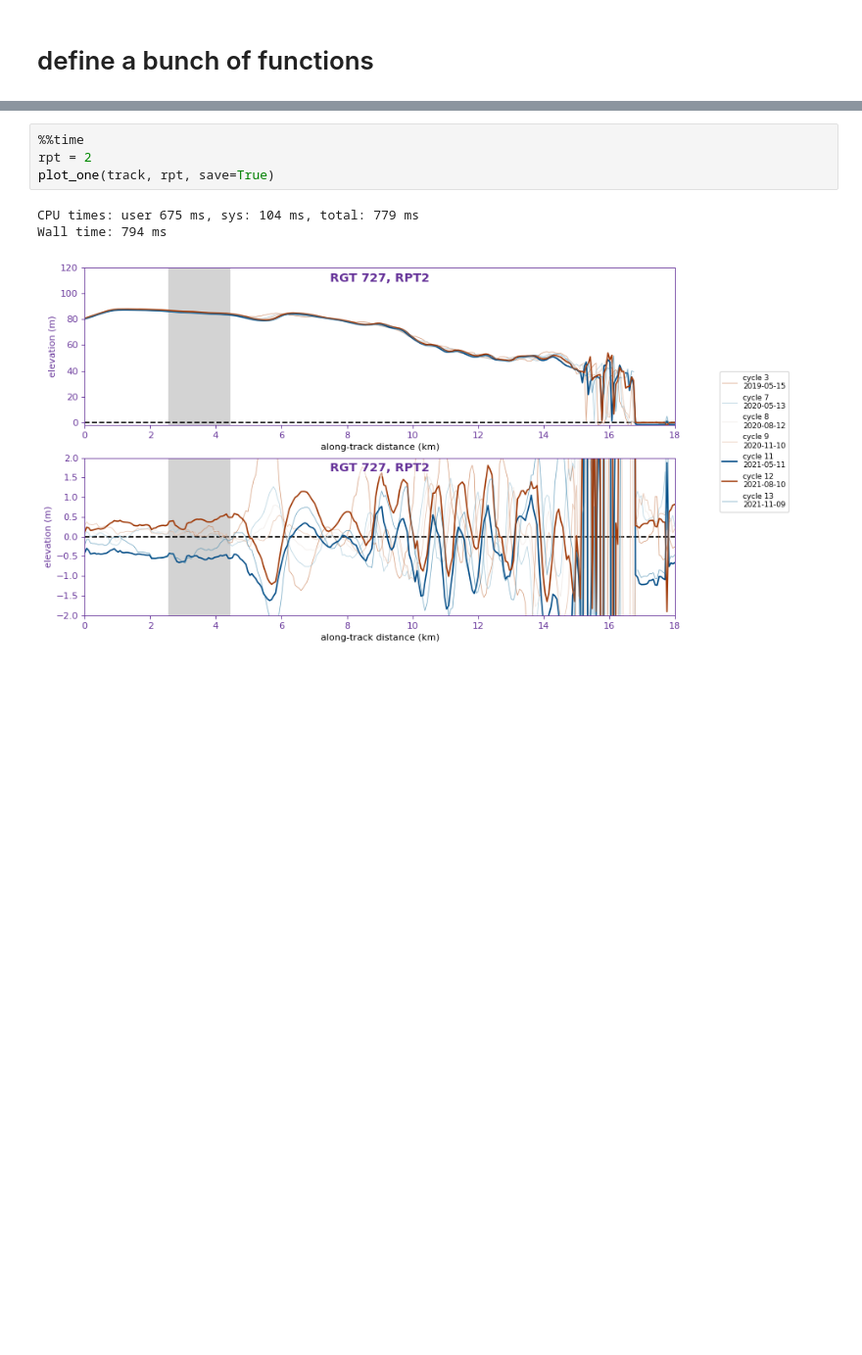
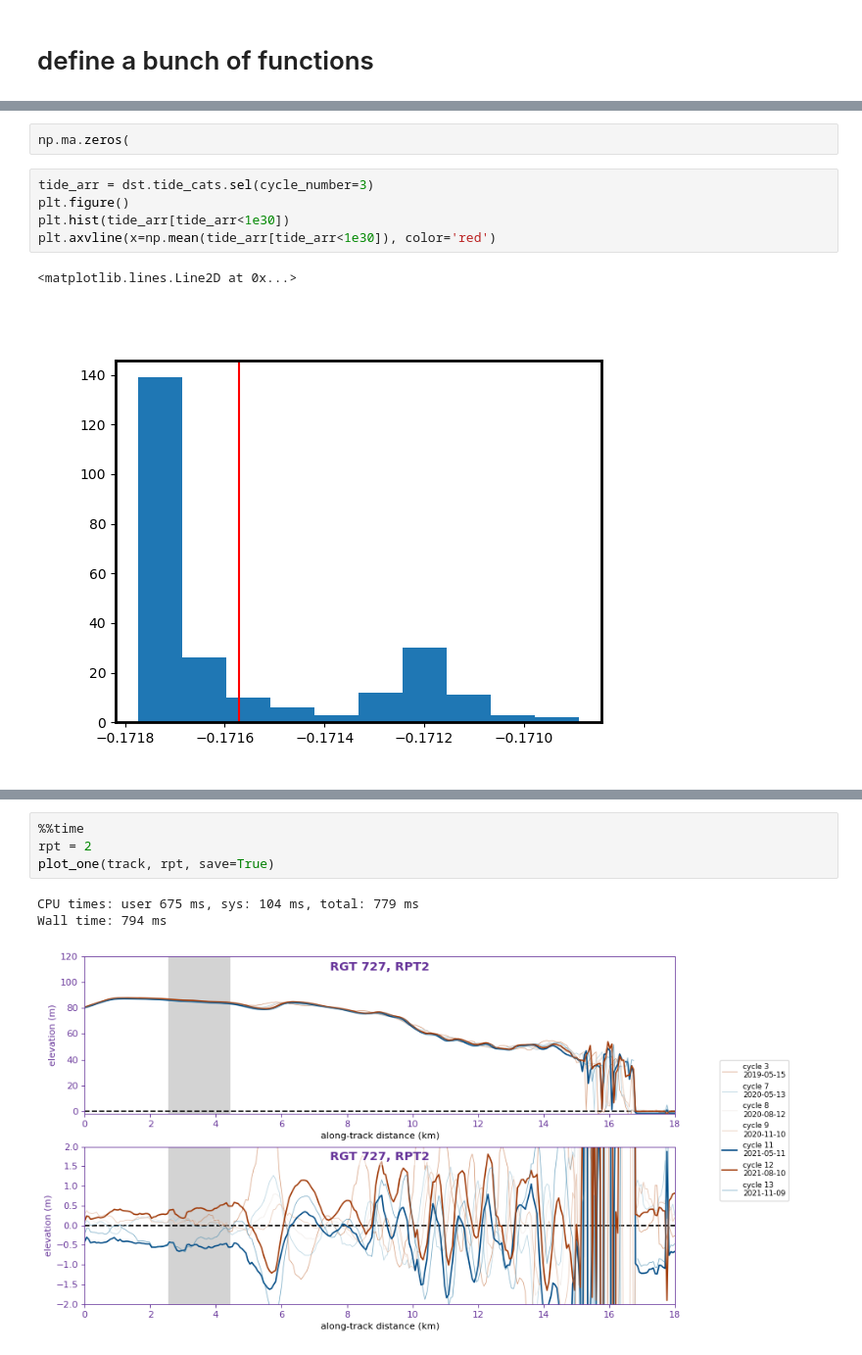
Before and after one commit to chancelorr/pinning-points, a Jupyter notebook: rpt_track_atl11.ipynb, the cells around one changed output, grey strips where cells are left out. Shown at 98% size. Saved outputs shown, nothing was run; the diff lists cells and outputs as text; blank space fills up the shorter version.

```diff
--- a/rpt_track_atl11.ipynb
+++ b/rpt_track_atl11.ipynb
@@ -626,0 +579,10 @@ Wall time: 816 ms
+# %%
+np.ma.zeros(
+# %%
+tide_arr = dst.tide_cats.sel(cycle_number=3)
+plt.figure()
+plt.hist(tide_arr[tide_arr<1e30])
+plt.axvline(x=np.mean(tide_arr[tide_arr<1e30]), color='red')
+# %% [output]
+<matplotlib.lines.Line2D at 0x...>
+[figure, added]
```
Also changed, not shown: parts of 51 cells of this notebook.
